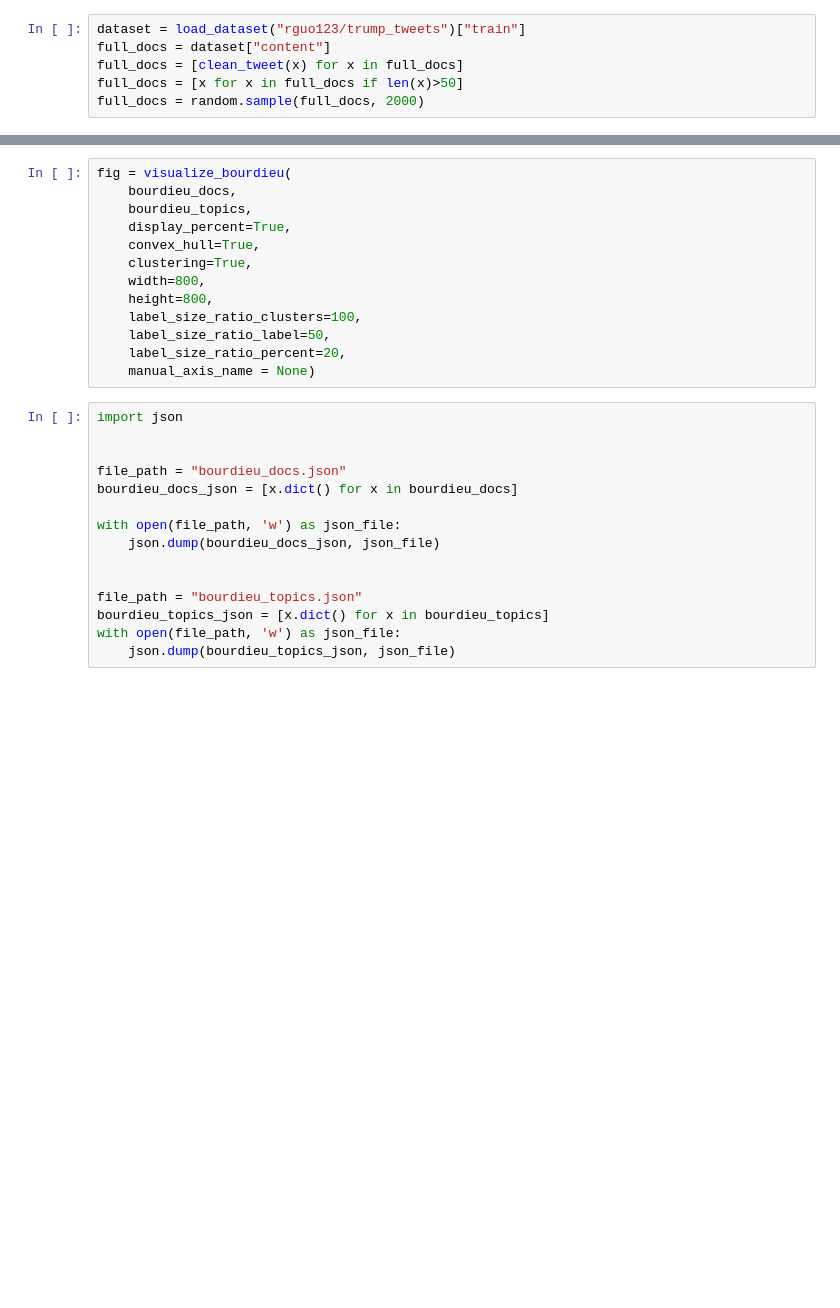
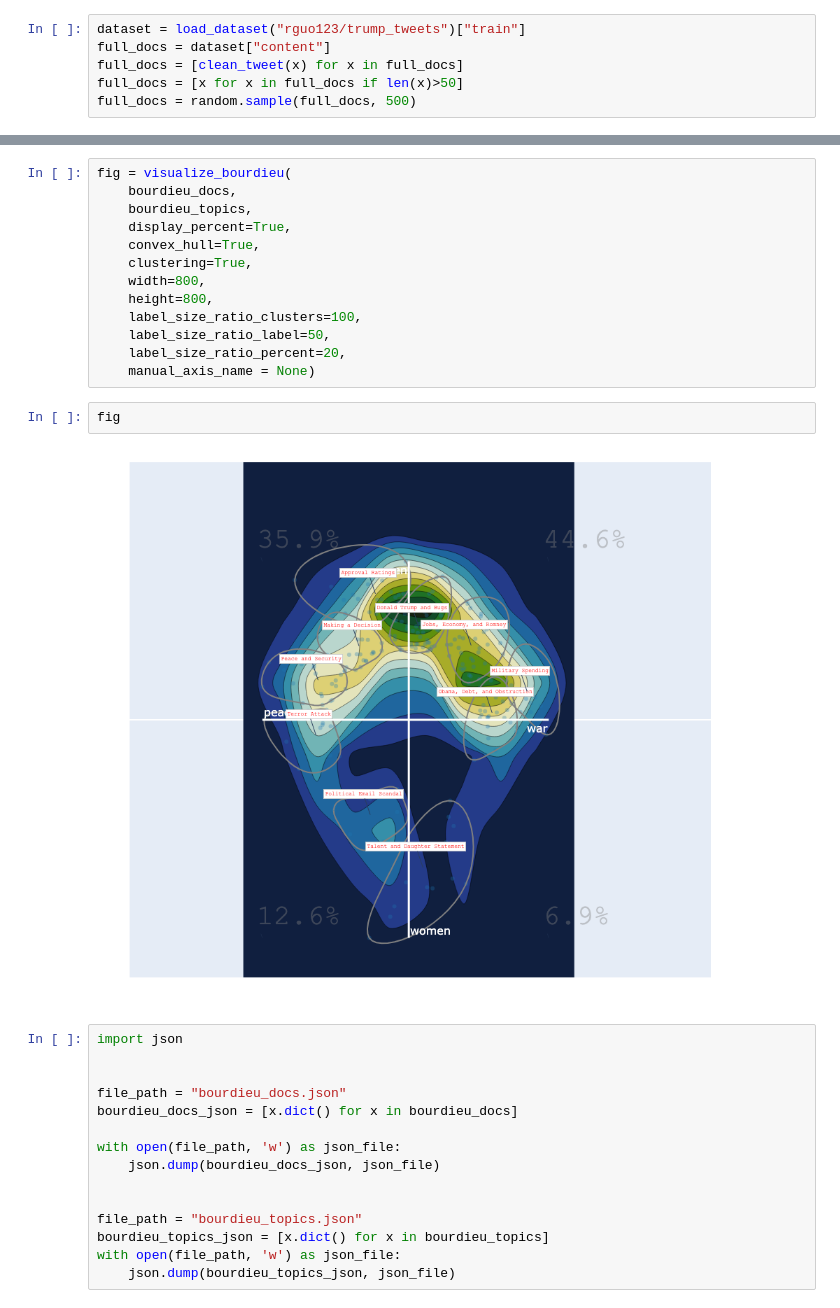
Before and after one commit to charlesdedampierre/BunkaTopics, a Jupyter notebook: notebooks/bourdieu_api.ipynb, the cells around one changed output, grey strips where cells are left out. Drawn from its saved outputs; the diff is of its cells as text; blank space fills up the shorter version.

```diff
--- a/notebooks/bourdieu_api.ipynb
+++ b/notebooks/bourdieu_api.ipynb
@@ -19,7 +19,7 @@ dataset = load_dataset("rguo123/trump_tweets")["train"]
 full_docs = dataset["content"]
 full_docs = [clean_tweet(x) for x in full_docs]
 full_docs = [x for x in full_docs if len(x)>50]
-full_docs = random.sample(full_docs, 2000)
+full_docs = random.sample(full_docs, 500)
 # %%
 embedding_model = HuggingFaceEmbeddings(model_name="all-MiniLM-L6-v2")
 bunka = Bunka(embedding_model=embedding_model)
@@ -71,6 +90,10 @@ fig = visualize_bourdieu(
     label_size_ratio_label=50,
     label_size_ratio_percent=20,
     manual_axis_name = None)
+# %%
+fig
+# %% [output]
+[figure, added]
 # %%
 import json
 
```
Also changed, not shown: parts of 3 cells of this notebook, 5 other files.
